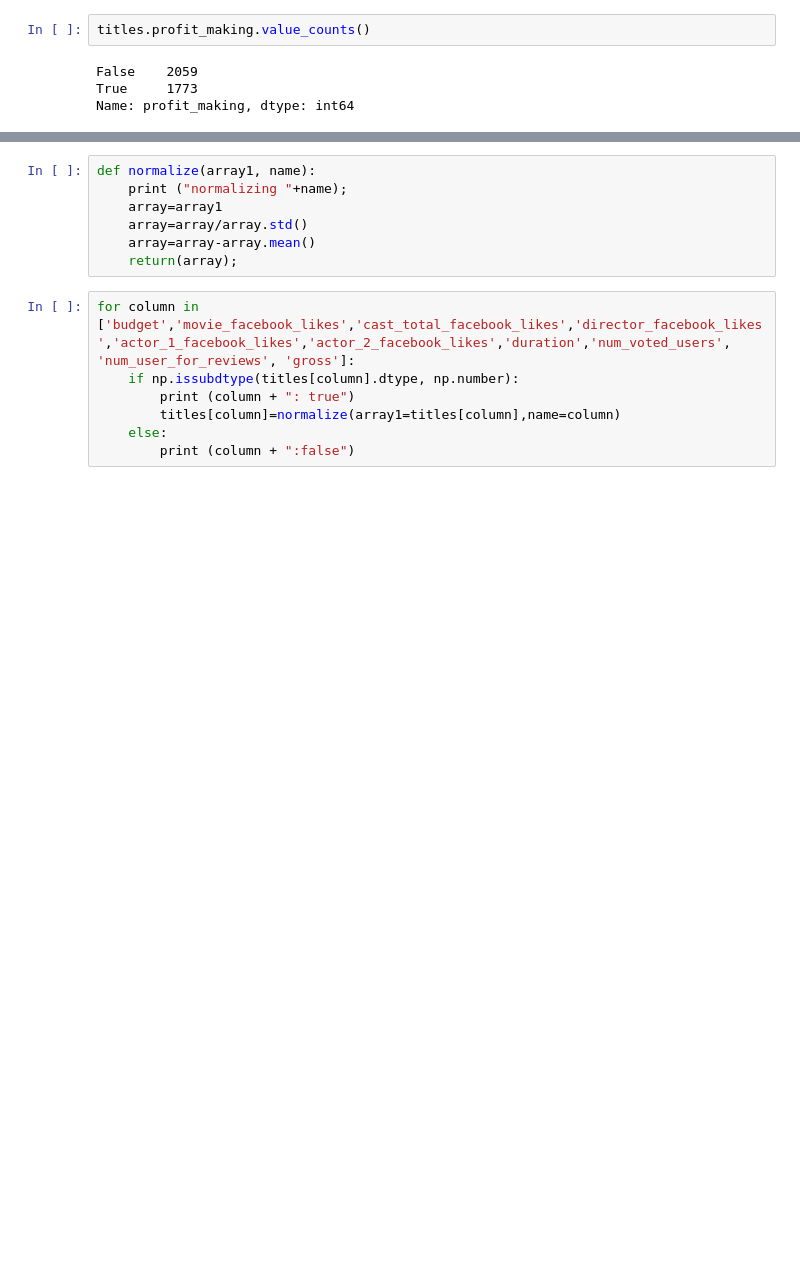
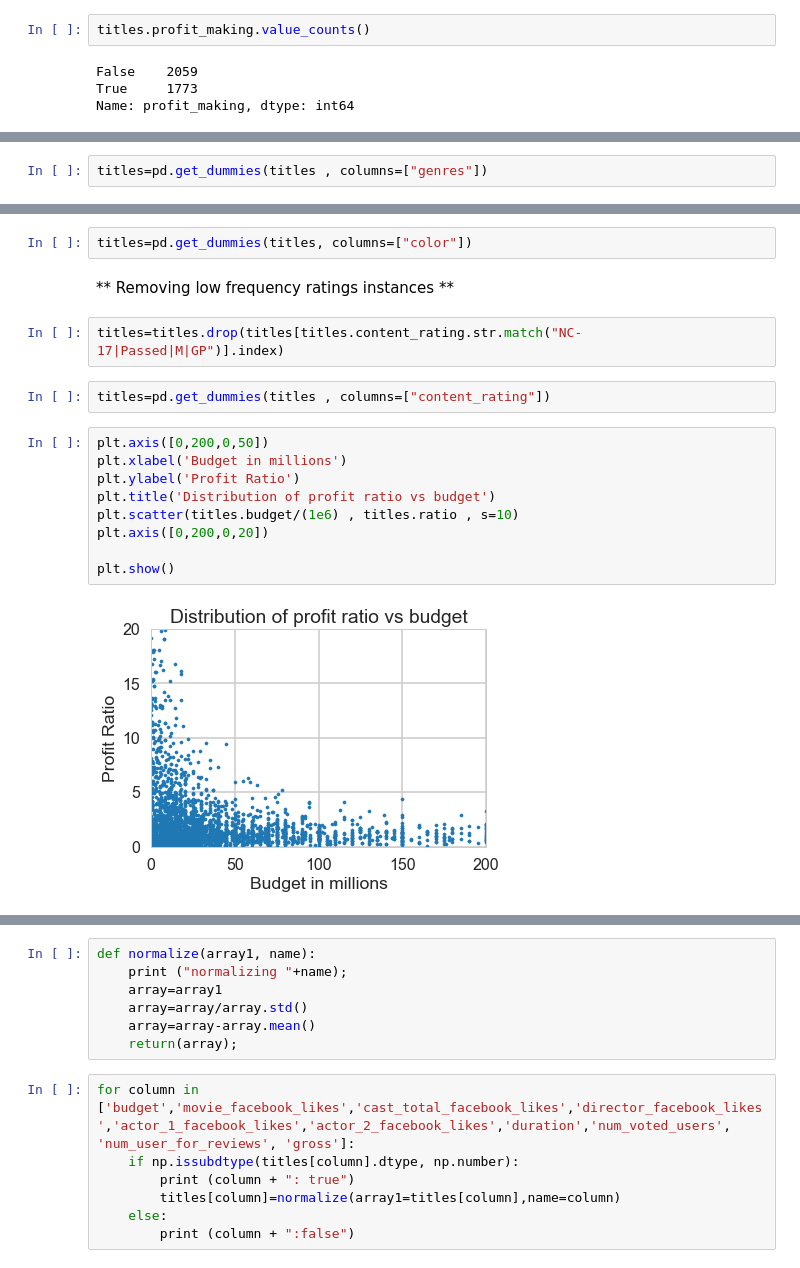
Before and after one commit to mrkulkarni1/movie_success_classifier, a Jupyter notebook: imdb_project/movie_classifier.ipynb, the cells around one changed output, grey strips where cells are left out. Cells and saved outputs as stored; diff of their text form; blank space fills up the shorter version.

```diff
--- a/imdb_project/movie_classifier.ipynb
+++ b/imdb_project/movie_classifier.ipynb
@@ -147,0 +192,2 @@ Name: profit_making, dtype: int64
+# %%
+titles=pd.get_dummies(titles , columns=["genres"])
@@ -147,0 +209,19 @@ Name: profit_making, dtype: int64
+# %%
+titles=pd.get_dummies(titles, columns=["color"])
+# %% [markdown]
+** Removing low frequency ratings instances **
+# %%
+titles=titles.drop(titles[titles.content_rating.str.match("NC-17|Passed|M|GP")].index)
+# %%
+titles=pd.get_dummies(titles , columns=["content_rating"])
+# %%
+plt.axis([0,200,0,50])
+plt.xlabel('Budget in millions')
+plt.ylabel('Profit Ratio')
+plt.title('Distribution of profit ratio vs budget')
+plt.scatter(titles.budget/(1e6) , titles.ratio , s=10)
+plt.axis([0,200,0,20])
+
+plt.show()
+# %% [output]
+[figure, added]
```
Also changed, not shown: parts of 222 cells of this notebook.
